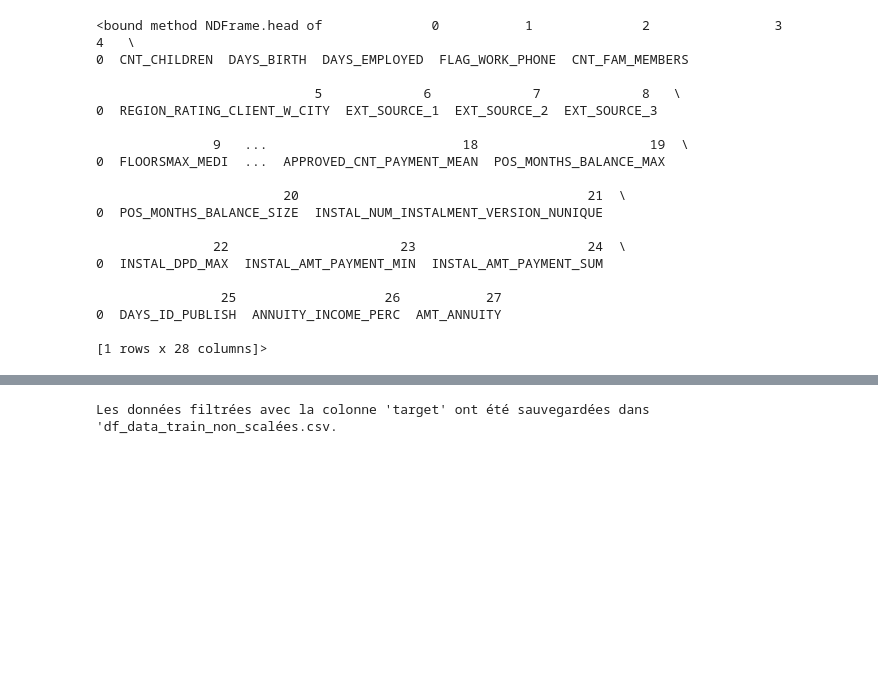
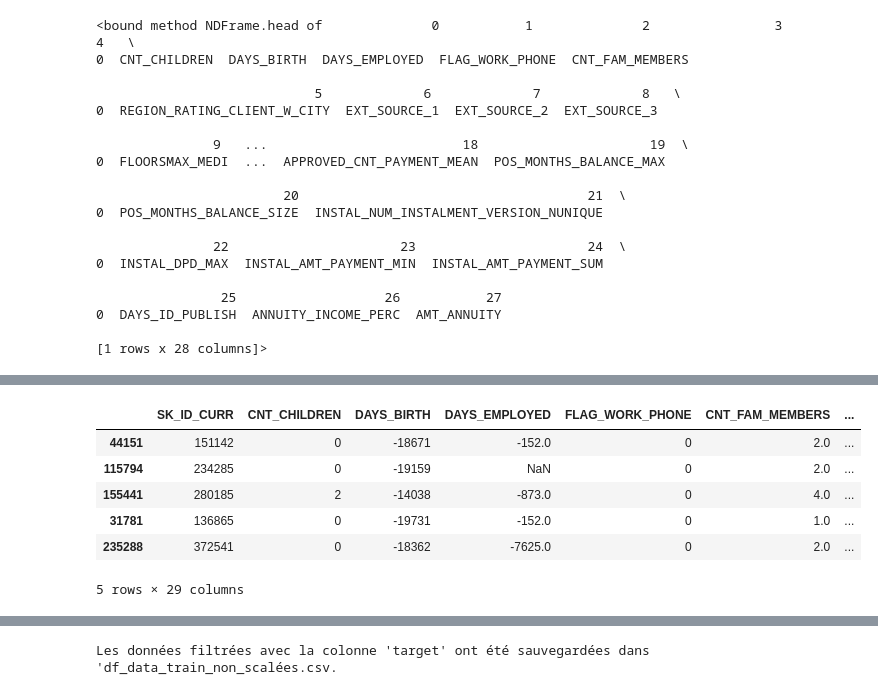
Before and after one commit to VincentPerron76/Projet7V2, a Jupyter notebook: future_engineering_nonscalésdata_train.ipynb, the cells around one changed output, grey strips where cells are left out. Drawn from its saved outputs; the diff is of its cells as text; code cells hidden in the pictures; blank space fills up the shorter version.

```diff
--- a/future_engineering_nonscalésdata_train.ipynb
+++ b/future_engineering_nonscalésdata_train.ipynb
@@ -784,4 +814,14 @@ df_data2_sample_filtered.head()
 5 rows × 29 columns
+# %%
+df_data2_sample_with_sk.head()
+# %% [output]
+|  | SK_ID_CURR | CNT_CHILDREN | DAYS_BIRTH | DAYS_EMPLOYED | FLAG_WORK_PHONE | CNT_FAM_MEMBERS | ... |
+| 44151 | 151142 | 0 | -18671 | -152.0 | 0 | 2.0 | ... |
+| 115794 | 234285 | 0 | -19159 | NaN | 0 | 2.0 | ... |
+| 155441 | 280185 | 2 | -14038 | -873.0 | 0 | 4.0 | ... |
+| 31781 | 136865 | 0 | -19731 | -152.0 | 0 | 1.0 | ... |
+| 235288 | 372541 | 0 | -18362 | -7625.0 | 0 | 2.0 | ... |
+5 rows × 29 columns
 # %%
 df_data2_sample_filtered.shape
 # %% [output]
```
Also changed, not shown: parts of 20 cells of this notebook, 23 other files.
